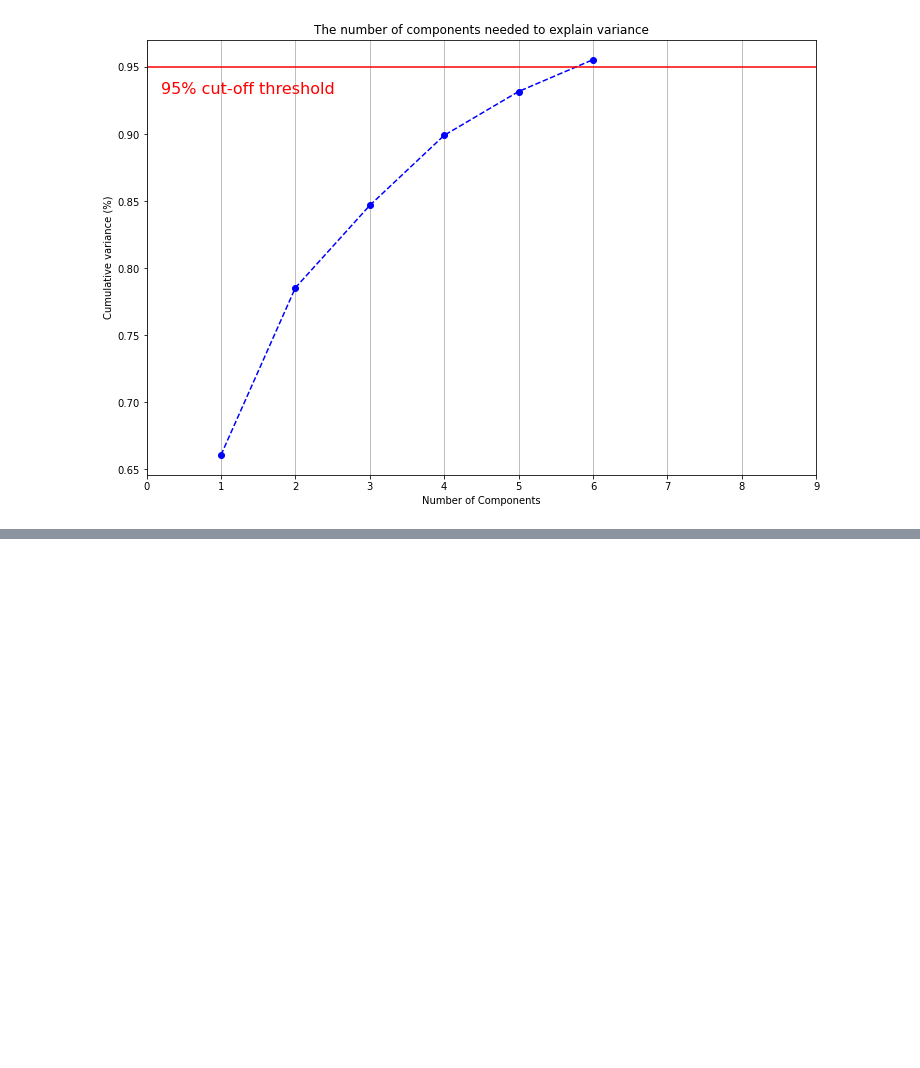
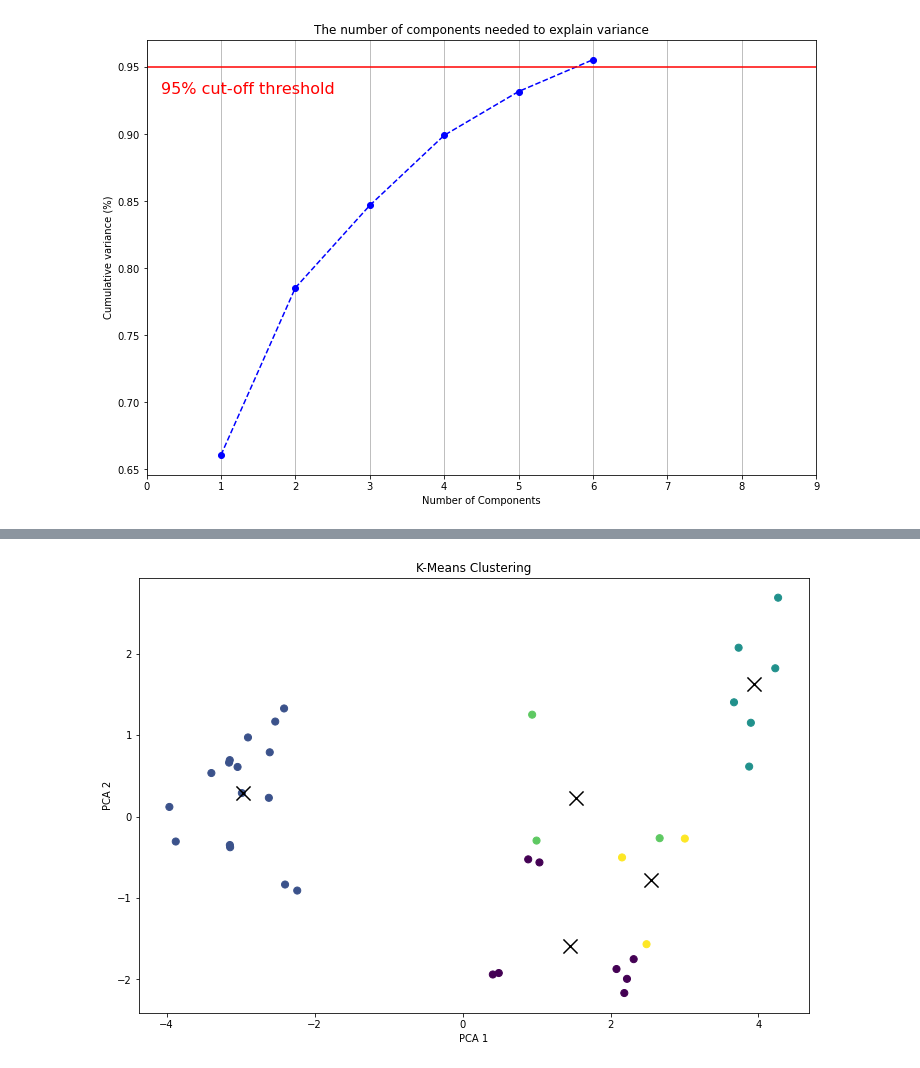
Before and after one commit to vineetver/Pose, a Jupyter notebook: Pose.ipynb, the cells around one changed output, grey strips where cells are left out. Cells and saved outputs as stored; diff of their text form; code cells hidden in the pictures; blank space fills up the shorter version.

```diff
--- a/Pose.ipynb
+++ b/Pose.ipynb
@@ -310,0 +351,16 @@ plt.show()
+# %%
+kmean = KMeans(n_clusters=5, random_state=42)
+pred = kmean.fit_predict(reduced_pca)
+centroids = kmean.cluster_centers_
+
+reduced_pca['kmeans'] = kmean.labels_
+
+fig = plt.figure(figsize=(12, 8))
+plt.scatter(reduced_pca['PCA_1'], reduced_pca['PCA_2'], c=reduced_pca['kmeans'], s=50, cmap='viridis')
+plt.scatter(centroids[:, 0], centroids[:, 1], c='black', s=200, marker='x')
+plt.title('K-Means Clustering')
+plt.xlabel('PCA 1')
+plt.ylabel('PCA 2')
+plt.show()
+# %% [output]
+[figure, added]
```
Also changed, not shown: parts of 13 cells of this notebook, 1 other file.
